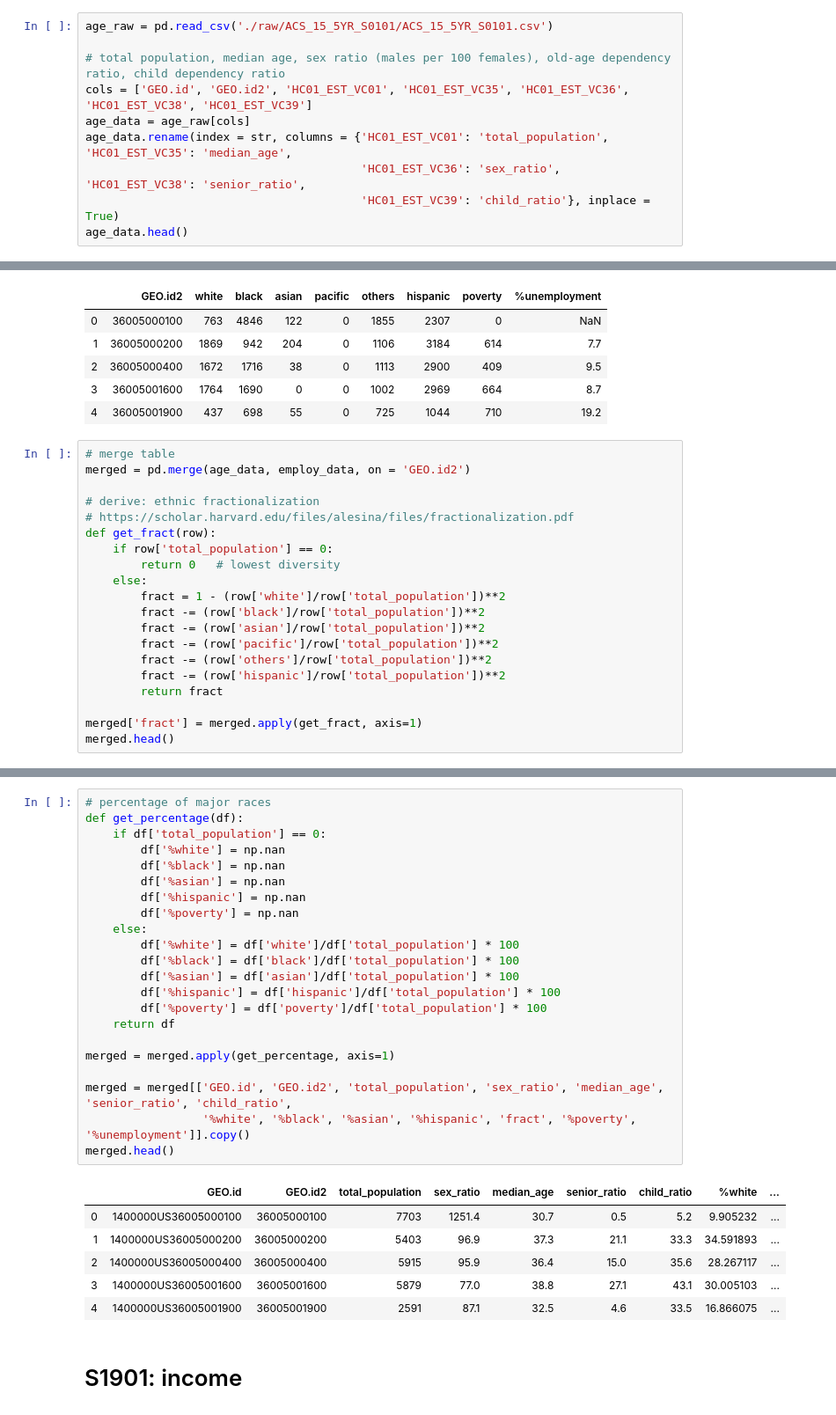
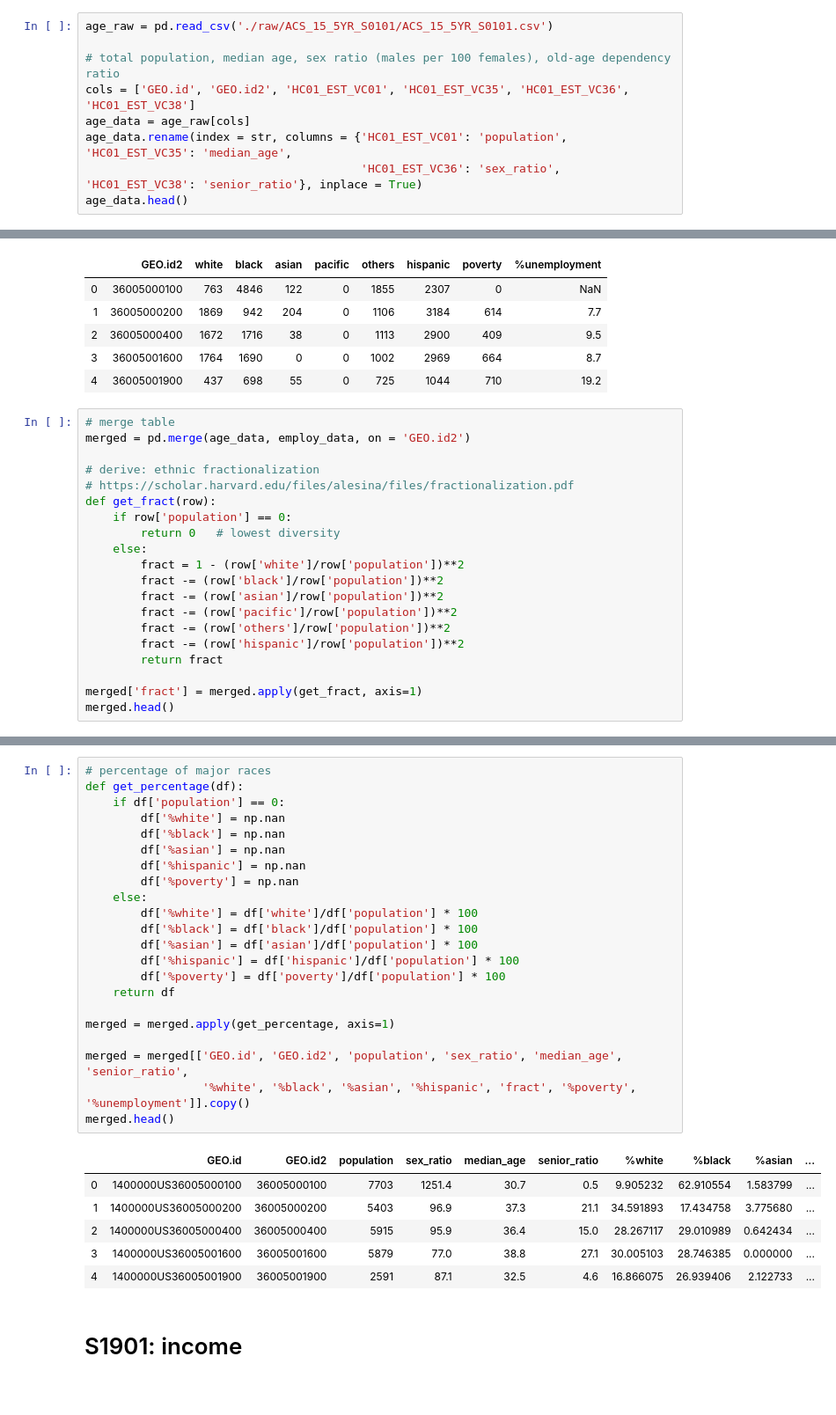
Before and after one commit to underdoc-wang/STC-GNN, a Jupyter notebook: preprocessing/from_raw/parse_demo_raw.ipynb, the cells around one changed output, grey strips where cells are left out. Shown at 88% size. Drawn from its saved outputs; the diff is of its cells as text.

```diff
--- a/preprocessing/from_raw/parse_demo_raw.ipynb
+++ b/preprocessing/from_raw/parse_demo_raw.ipynb
@@ -7,11 +7,10 @@ pd.options.mode.chained_assignment = None     # default='warn'
 # %%
 age_raw = pd.read_csv('./raw/ACS_15_5YR_S0101/ACS_15_5YR_S0101.csv')
 
-# total population, median age, sex ratio (males per 100 females), old-age dependency ratio, child dependency ratio
-cols = ['GEO.id', 'GEO.id2', 'HC01_EST_VC01', 'HC01_EST_VC35', 'HC01_EST_VC36', 'HC01_EST_VC38', 'HC01_EST_VC39']
+# total population, median age, sex ratio (males per 100 females), old-age dependency ratio
+cols = ['GEO.id', 'GEO.id2', 'HC01_EST_VC01', 'HC01_EST_VC35', 'HC01_EST_VC36', 'HC01_EST_VC38']
 age_data = age_raw[cols]
-age_data.rename(index = str, columns = {'HC01_EST_VC01': 'total_population', 'HC01_EST_VC35': 'median_age',
-                                        'HC01_EST_VC36': 'sex_ratio', 'HC01_EST_VC38': 'senior_ratio',
-                                        'HC01_EST_VC39': 'child_ratio'}, inplace = True)
+age_data.rename(index = str, columns = {'HC01_EST_VC01': 'population', 'HC01_EST_VC35': 'median_age',
+                                        'HC01_EST_VC36': 'sex_ratio', 'HC01_EST_VC38': 'senior_ratio'}, inplace = True)
 age_data.head()
 # %% [output]
@@ -53,15 +52,15 @@ merged = pd.merge(age_data, employ_data, on = 'GEO.id2')
 # derive: ethnic fractionalization
 # https://scholar.harvard.edu/files/alesina/files/fractionalization.pdf
 def get_fract(row):
-    if row['total_population'] == 0:
+    if row['population'] == 0:
         return 0   # lowest diversity
     else:
-        fract = 1 - (row['white']/row['total_population'])**2
-        fract -= (row['black']/row['total_population'])**2
-        fract -= (row['asian']/row['total_population'])**2
-        fract -= (row['pacific']/row['total_population'])**2
-        fract -= (row['others']/row['total_population'])**2
-        fract -= (row['hispanic']/row['total_population'])**2
+        fract = 1 - (row['white']/row['population'])**2
+        fract -= (row['black']/row['population'])**2
+        fract -= (row['asian']/row['population'])**2
+        fract -= (row['pacific']/row['population'])**2
+        fract -= (row['others']/row['population'])**2
+        fract -= (row['hispanic']/row['population'])**2
         return fract
 
 merged['fract'] = merged.apply(get_fract, axis=1)
@@ -76,32 +75,32 @@ merged.head()
 # %%
 # percentage of major races
 def get_percentage(df):
-    if df['total_population'] == 0:
+    if df['population'] == 0:
         df['%white'] = np.nan
         df['%black'] = np.nan
         df['%asian'] = np.nan
         df['%hispanic'] = np.nan
         df['%poverty'] = np.nan
     else:
-        df['%white'] = df['white']/df['total_population'] * 100
-        df['%black'] = df['black']/df['total_population'] * 100
-        df['%asian'] = df['asian']/df['total_population'] * 100
-        df['%hispanic'] = df['hispanic']/df['total_population'] * 100
-        df['%poverty'] = df['poverty']/df['total_population'] * 100
+        df['%white'] = df['white']/df['population'] * 100
+        df['%black'] = df['black']/df['population'] * 100
+        df['%asian'] = df['asian']/df['population'] * 100
+        df['%hispanic'] = df['hispanic']/df['population'] * 100
+        df['%poverty'] = df['poverty']/df['population'] * 100
     return df
 
 merged = merged.apply(get_percentage, axis=1)
 
-merged = merged[['GEO.id', 'GEO.id2', 'total_population', 'sex_ratio', 'median_age', 'senior_ratio', 'child_ratio',
+merged = merged[['GEO.id', 'GEO.id2', 'population', 'sex_ratio', 'median_age', 'senior_ratio',
                  '%white', '%black', '%asian', '%hispanic', 'fract', '%poverty', '%unemployment']].copy()
 merged.head()
 # %% [output]
-|  | GEO.id | GEO.id2 | total_population | sex_ratio | median_age | senior_ratio | child_ratio | %white | ... |
-| 0 | 1400000US36005000100 | 36005000100 | 7703 | 1251.4 | 30.7 | 0.5 | 5.2 | 9.905232 | ... |
-| 1 | 1400000US36005000200 | 36005000200 | 5403 | 96.9 | 37.3 | 21.1 | 33.3 | 34.591893 | ... |
-| 2 | 1400000US36005000400 | 36005000400 | 5915 | 95.9 | 36.4 | 15.0 | 35.6 | 28.267117 | ... |
-| 3 | 1400000US36005001600 | 36005001600 | 5879 | 77.0 | 38.8 | 27.1 | 43.1 | 30.005103 | ... |
-| 4 | 1400000US36005001900 | 36005001900 | 2591 | 87.1 | 32.5 | 4.6 | 33.5 | 16.866075 | ... |
+|  | GEO.id | GEO.id2 | population | sex_ratio | median_age | senior_ratio | %white | %black | %asian | ... |
+| 0 | 1400000US36005000100 | 36005000100 | 7703 | 1251.4 | 30.7 | 0.5 | 9.905232 | 62.910554 | 1.583799 | ... |
+| 1 | 1400000US36005000200 | 36005000200 | 5403 | 96.9 | 37.3 | 21.1 | 34.591893 | 17.434758 | 3.775680 | ... |
+| 2 | 1400000US36005000400 | 36005000400 | 5915 | 95.9 | 36.4 | 15.0 | 28.267117 | 29.010989 | 0.642434 | ... |
+| 3 | 1400000US36005001600 | 36005001600 | 5879 | 77.0 | 38.8 | 27.1 | 30.005103 | 28.746385 | 0.000000 | ... |
+| 4 | 1400000US36005001900 | 36005001900 | 2591 | 87.1 | 32.5 | 4.6 | 16.866075 | 26.939406 | 2.122733 | ... |
 # %% [markdown]
 # S1901: income
 # %%
```
Also changed, not shown: parts of 14 cells of this notebook, 4 other files.
